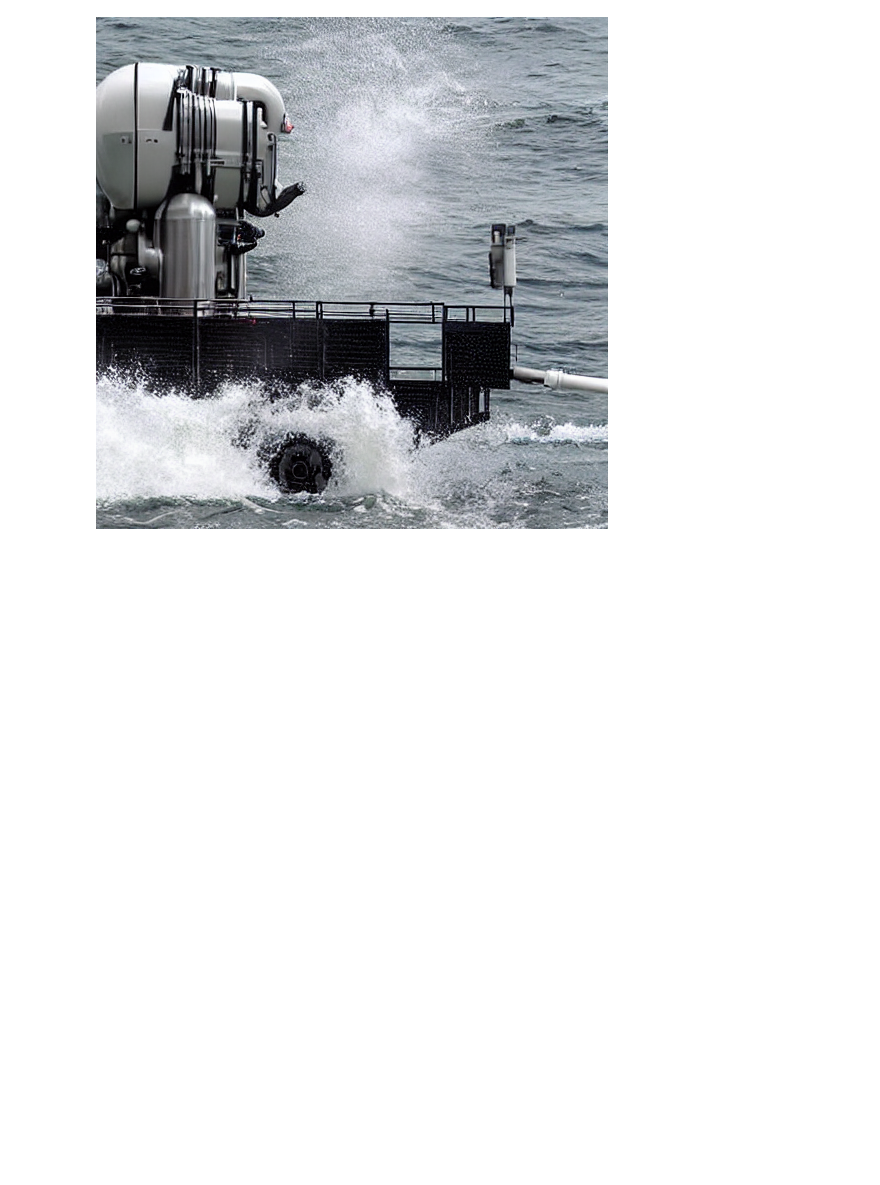
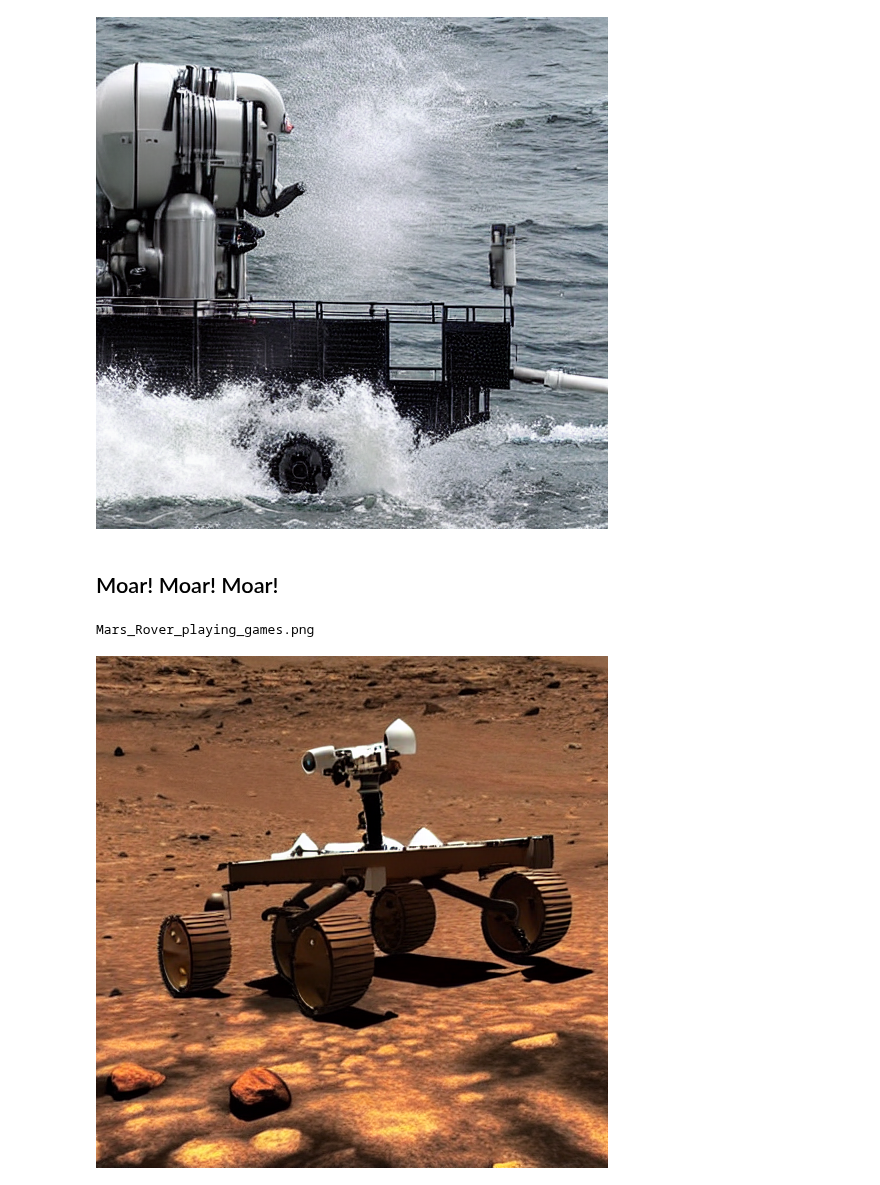
Before and after one commit to lakshmanok/lakblogs, a Jupyter notebook: stablediffusion/stable_diffusion.ipynb, the cells around one changed output. Saved outputs shown, nothing was run; the diff lists cells and outputs as text; code cells hidden in the pictures; blank space fills up the shorter version.

Commit message:
Add two more images, as well as a README file with link to blog

```diff
--- a/stablediffusion/stable_diffusion.ipynb
+++ b/stablediffusion/stable_diffusion.ipynb
@@ -81,3 +81,14 @@ Image(filename=outfilename)
 # %% [output]
 Robots_churning_the_ocean_of_milk_to_create_the_world.png
 [figure]
+# %% [markdown]
+## Moar! Moar! Moar!
+# %%
+from IPython.display import Image
+
+outfilename = generate_image(pipeline, prompt="Mars Rover playing games")
+print(outfilename)
+Image(filename=outfilename)
+# %% [output]
+Mars_Rover_playing_games.png
+[figure, added]
```
Also changed, not shown: parts of 1 cell of this notebook, 2 other files.
